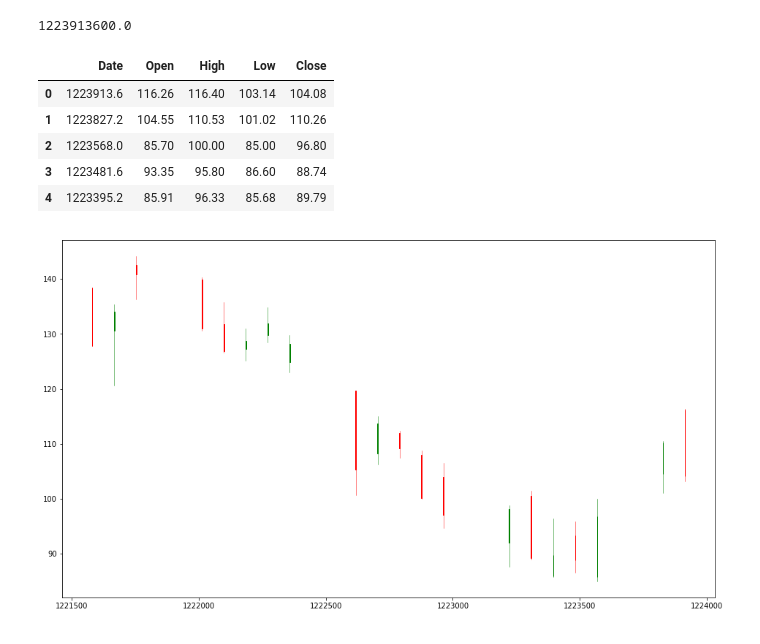
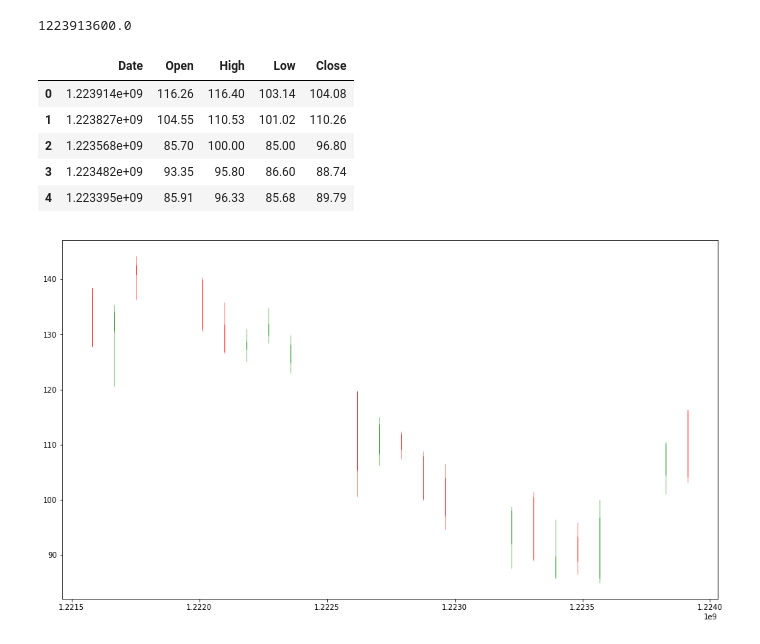
Before and after one commit to alextanhongpin/technical-indicators, a Jupyter notebook: core/plot_candlestick.ipynb, the cells around one changed output. Saved outputs shown, nothing was run; the diff lists cells and outputs as text; code cells hidden in the pictures.

```diff
--- a/core/plot_candlestick.ipynb
+++ b/core/plot_candlestick.ipynb
@@ -25,31 +25,28 @@ dt.timestamp()
 1223913600.0
 # %%
 # Map the column date to the appropriate format
-df['Date'] = df['Date'].apply(lambda dt: datetime.strptime(dt, '%Y-%m-%d').timestamp() / 1000)
+df['Date'] = df['Date'].apply(lambda dt: datetime.strptime(dt, '%Y-%m-%d').timestamp())
 
 ohlc = df[['Date','Open','High','Low','Close']]
 ohlc.head()
 # %% [output]
 |  | Date | Open | High | Low | Close |
-| 0 | 1223913.6 | 116.26 | 116.40 | 103.14 | 104.08 |
-| 1 | 1223827.2 | 104.55 | 110.53 | 101.02 | 110.26 |
-| 2 | 1223568.0 | 85.70 | 100.00 | 85.00 | 96.80 |
-| 3 | 1223481.6 | 93.35 | 95.80 | 86.60 | 88.74 |
-| 4 | 1223395.2 | 85.91 | 96.33 | 85.68 | 89.79 |
+| 0 | 1.223914e+09 | 116.26 | 116.40 | 103.14 | 104.08 |
+| 1 | 1.223827e+09 | 104.55 | 110.53 | 101.02 | 110.26 |
+| 2 | 1.223568e+09 | 85.70 | 100.00 | 85.00 | 96.80 |
+| 3 | 1.223482e+09 | 93.35 | 95.80 | 86.60 | 88.74 |
+| 4 | 1.223395e+09 | 85.91 | 96.33 | 85.68 | 89.79 |
 # %%
 ohlc = ohlc.head(20)
 # %%
 f1, ax = plt.subplots(figsize = (16,9))
 
 # plot the candlesticks
 candlestick_ohlc(ax, ohlc.values, width=2, colorup='green', colordown='red')
 
-def readable_date(timestamp):
-    return datetime.fromtimestamp(timestamp).strftime('%Y-%m')
-
 plt.show()
 # %% [output]
-[figure, old version]
+[figure, new version]
 # %%
 from matplotlib.collections import PatchCollection, LineCollection
 from matplotlib.patches import Rectangle
```
Also changed, not shown: parts of 3 cells of this notebook.
